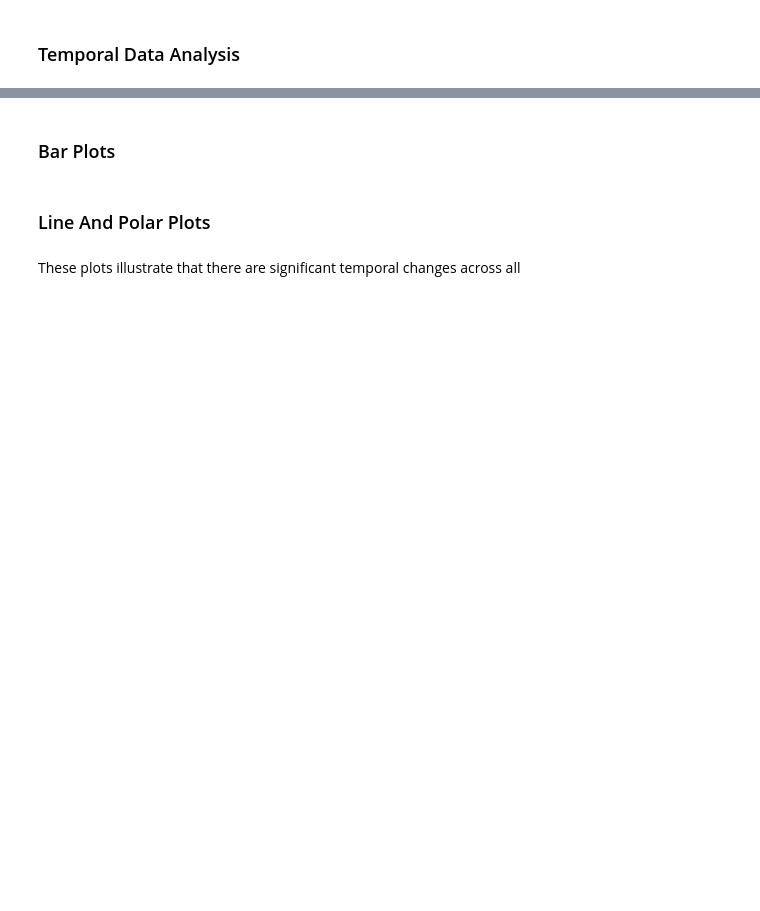
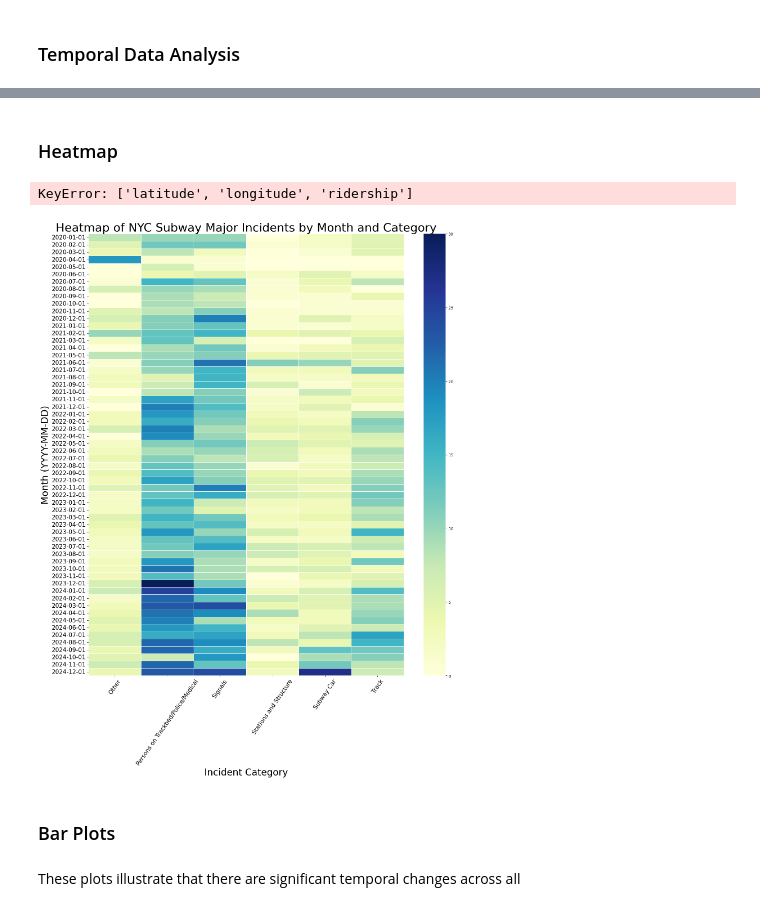
Before and after one commit to ClaraML96/ClaraML96.github.io, a Jupyter notebook: explainer_notebook.ipynb, the cells around one changed output, grey strips where cells are left out. Saved outputs shown, nothing was run; the diff lists cells and outputs as text; code cells hidden in the pictures; blank space fills up the shorter version.

```diff
--- a/explainer_notebook.ipynb
+++ b/explainer_notebook.ipynb
@@ -70,0 +144,6 @@ print(f"Dataset size: {df.shape[0]} rows and {df.shape[1]} columns")
+# %%
+filepath = r"C:/Users/clara/OneDrive - Danmarks Tekniske Universitet/Skrivebord/DTU/Human Centeret Artificial Intelligence/2. semester/02806_Social_Data_Analysis_and_Visualization/MTA_Subway_Major_Incidents__Beginning_2020_20250429.csv"
+df = pd.read_csv(filepath)
+
+print(df.columns)
+print(df.head())
@@ -117,4 +319,59 @@ We know that you asked for the explanatory notebook to contain all the code that
+# %% [markdown]
+### Heatmap
+# %%
+# Drop missing or invalid rows
+df = df.dropna(subset=['latitude', 'longitude', 'ridership'])
+
+# Optional: filter to remove weird outlier entries (e.g., zero or negative ridership)
+df = df[df['ridership'] > 0]
+
+# Aggregate ridership by station location
+station_usage = df.groupby(['latitude', 'longitude']).agg(
+    total_ridership=('ridership', 'sum')
+).reset_index()
+
+# Scale the ridership for display (adjust divisor if needed)
+station_usage['weight'] = station_usage['total_ridership'] / 1000
+
+# Convert to list of [lat, lon, weight]
+heat_data = station_usage[['latitude', 'longitude', 'weight']].values.tolist()
+
+# NYC coordinates
+nyc_latitude = 40.7128
+nyc_longitude = -74.0060
+
+# Create a folium map centered on NYC
+nyc_map = folium.Map(location=[nyc_latitude, nyc_longitude], zoom_start=11)
+
+# Add heatmap layer
+HeatMap(heat_data, radius=10, blur=8, max_zoom=1).add_to(nyc_map)
+
+# Display map in notebook (for Jupyter / Colab)
+nyc_map
+# %% [output]
+KeyError: ['latitude', 'longitude', 'ridership']
+# %%
+# Ensure 'month' column is in datetime format
+df['month'] = pd.to_datetime(df['month'])
+
+# Create pivot table for the heatmap
+heatmap_data = df.pivot_table(index='month', columns='category', values='count', aggfunc='sum', fill_value=0)
+heatmap_data = heatmap_data.reindex(sorted(heatmap_data.columns), axis=1)  # Sort categories alphabetically
+
+# Convert index to string with format YYYY-MM-DD for better y-axis labels
+heatmap_data.index = heatmap_data.index.strftime('%Y-%m-%d')
+
+# --- HEATMAP 1: YlGnBu palette, NO annotations ---
+plt.figure(figsize=(16, 20))
+sns.heatmap(heatmap_data, cmap='YlGnBu', annot=False, linewidths=0.5)
+plt.title('Heatmap of NYC Subway Major Incidents by Month and Category', fontsize=30)
+plt.xlabel('Incident Category', fontsize=24)
+plt.ylabel('Month (YYYY-MM-DD)', fontsize=24)
+plt.xticks(rotation=55, fontsize=15)
+plt.yticks(fontsize=15)
+plt.tight_layout()
+plt.show()
+# %% [output]
+[figure, added]
 # %% [markdown]
 ### Bar Plots
-# %% [markdown]
-### Line And Polar Plots
```
Also changed, not shown: parts of 26 cells of this notebook, 1 other file.
